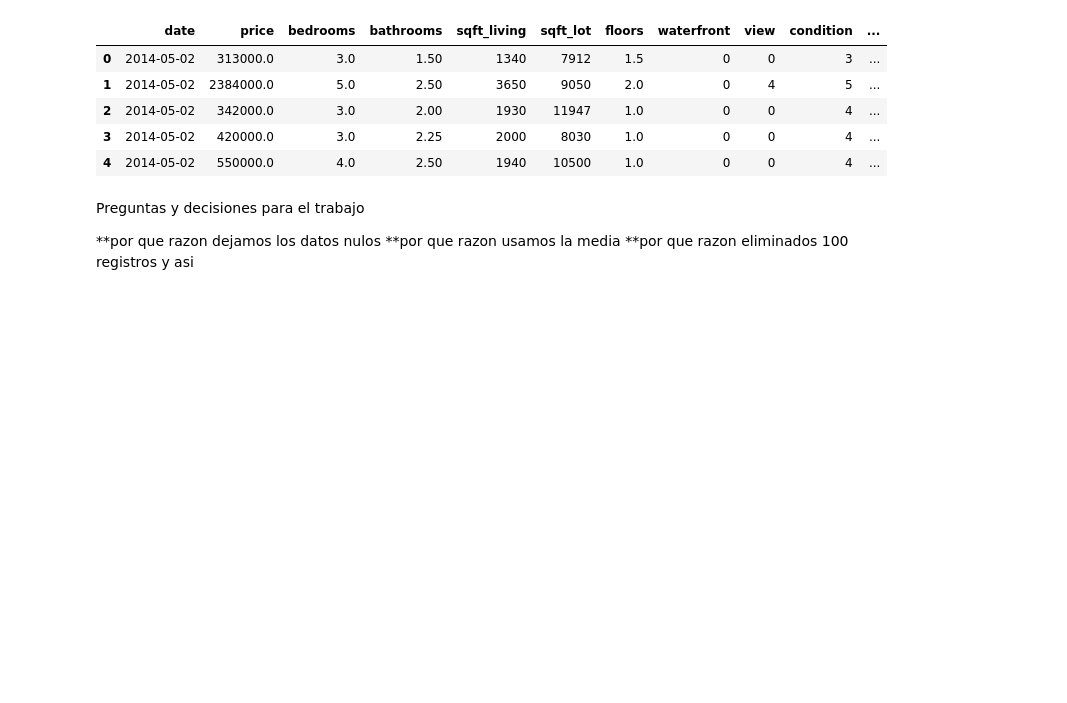
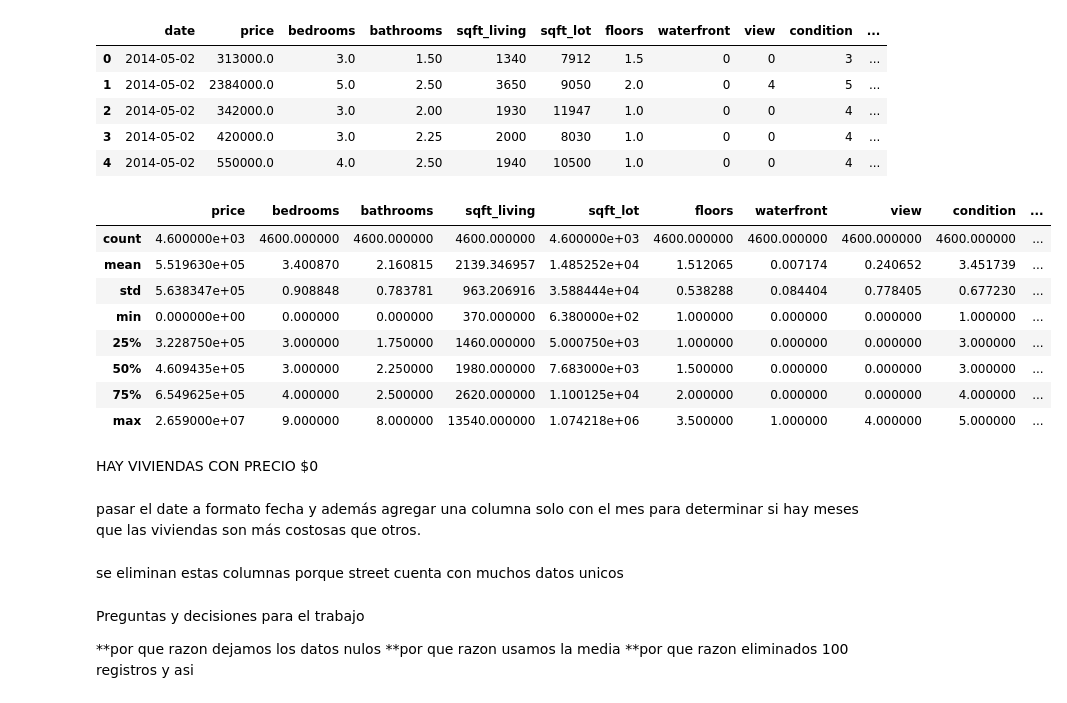
Before and after one commit to wantuds-crypto/Ciencia-datos-curso, a Jupyter notebook: Final_precios_inmuebles.ipynb, the cells around one changed output. Cells and saved outputs as stored; diff of their text form; code cells hidden in the pictures; blank space fills up the shorter version.

```diff
--- a/Final_precios_inmuebles.ipynb
+++ b/Final_precios_inmuebles.ipynb
@@ -41,3 +42,17 @@ df.head()
 | 2 | 2014-05-02 | 342000.0 | 3.0 | 2.00 | 1930 | 11947 | 1.0 | 0 | 0 | 4 | ... |
 | 3 | 2014-05-02 | 420000.0 | 3.0 | 2.25 | 2000 | 8030 | 1.0 | 0 | 0 | 4 | ... |
 | 4 | 2014-05-02 | 550000.0 | 4.0 | 2.50 | 1940 | 10500 | 1.0 | 0 | 0 | 4 | ... |
+# %%
+df.describe()
+# %% [output]
+|  | price | bedrooms | bathrooms | sqft_living | sqft_lot | floors | waterfront | view | condition | ... |
+| count | 4.600000e+03 | 4600.000000 | 4600.000000 | 4600.000000 | 4.600000e+03 | 4600.000000 | 4600.000000 | 4600.000000 | 4600.000000 | ... |
+| mean | 5.519630e+05 | 3.400870 | 2.160815 | 2139.346957 | 1.485252e+04 | 1.512065 | 0.007174 | 0.240652 | 3.451739 | ... |
+| std | 5.638347e+05 | 0.908848 | 0.783781 | 963.206916 | 3.588444e+04 | 0.538288 | 0.084404 | 0.778405 | 0.677230 | ... |
+| min | 0.000000e+00 | 0.000000 | 0.000000 | 370.000000 | 6.380000e+02 | 1.000000 | 0.000000 | 0.000000 | 1.000000 | ... |
+| 25% | 3.228750e+05 | 3.000000 | 1.750000 | 1460.000000 | 5.000750e+03 | 1.000000 | 0.000000 | 0.000000 | 3.000000 | ... |
+| 50% | 4.609435e+05 | 3.000000 | 2.250000 | 1980.000000 | 7.683000e+03 | 1.500000 | 0.000000 | 0.000000 | 3.000000 | ... |
+| 75% | 6.549625e+05 | 4.000000 | 2.500000 | 2620.000000 | 1.100125e+04 | 2.000000 | 0.000000 | 0.000000 | 4.000000 | ... |
+| max | 2.659000e+07 | 9.000000 | 8.000000 | 13540.000000 | 1.074218e+06 | 3.500000 | 1.000000 | 4.000000 | 5.000000 | ... |
+# %% [markdown]
+HAY VIVIENDAS CON PRECIO $0
@@ -43,0 +64,2 @@ df.head()
+# %% [markdown]
+pasar el date a formato fecha y además agregar una columna solo con el mes para determinar si hay meses que las viviendas son más costosas que otros.
@@ -44,3 +68,5 @@ df.head()
+# %% [markdown]
+se eliminan estas columnas porque street cuenta con muchos datos unicos
 # %% [markdown]
 Preguntas y decisiones para el trabajo
 
```
Also changed, not shown: parts of 7 cells of this notebook.
